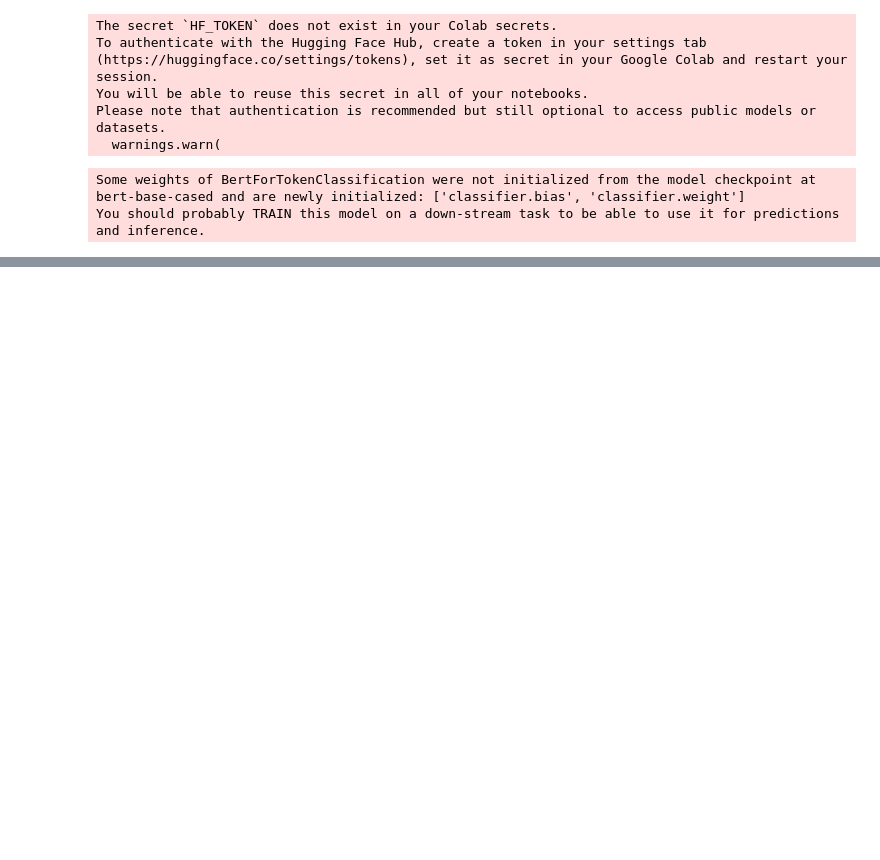
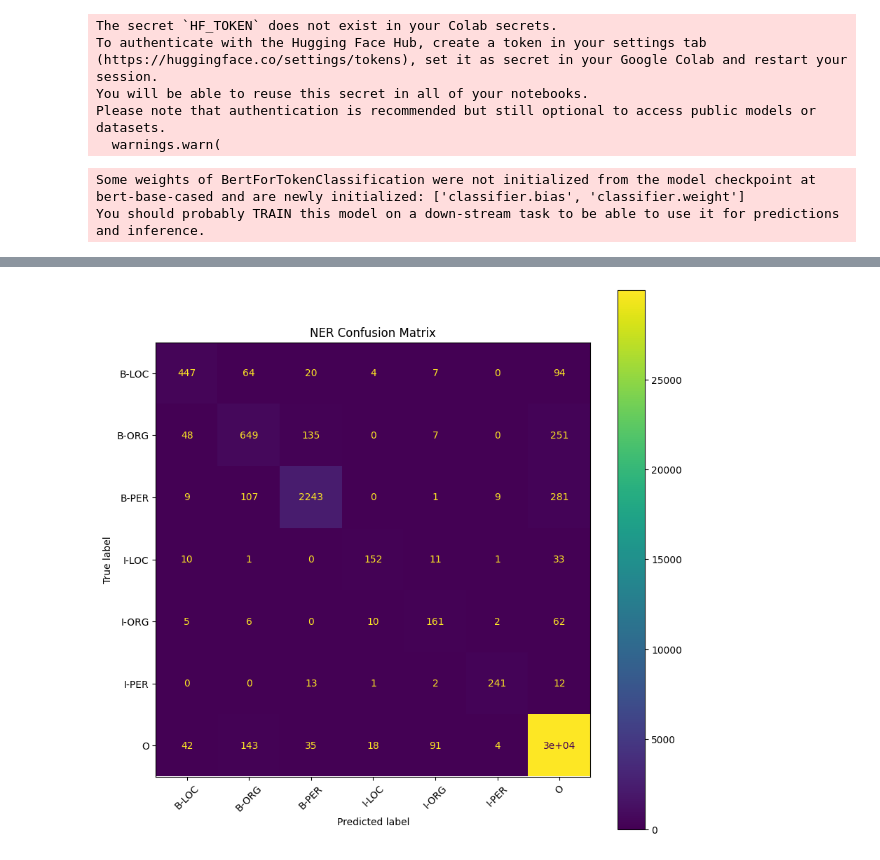
Before and after one commit to RamonSaturninoM/NLP-Transfer-Learning-and-Prompt-Engineering, a Jupyter notebook: Transfer_learning_&_PE.ipynb, the cells around one changed output, grey strips where cells are left out. Cells and saved outputs as stored; diff of their text form; code cells hidden in the pictures; blank space fills up the shorter version.

```diff
--- a/Transfer_learning_&_PE.ipynb
+++ b/Transfer_learning_&_PE.ipynb
@@ -155,0 +172,16 @@ trainer.train()
+# %%
+predictions_output = trainer.predict(test_dataset)
+logits = predictions_output.predictions
+labels = predictions_output.label_ids
+
+import numpy as np
+pred_tags = np.argmax(logits, axis=2)
+
+true_labels = []
+pred_labels = []
+
+for pred, label in zip(pred_tags, labels):
+    for p, l in zip(pred, label):
+        if l != -100:
+            true_labels.append(id2tag[l])
+            pred_labels.append(id2tag[p])
@@ -155,0 +190,15 @@ trainer.train()
+# %%
+from sklearn.metrics import confusion_matrix, ConfusionMatrixDisplay
+import matplotlib.pyplot as plt
+
+labels_list = list(tag2id.keys())
+
+cm = confusion_matrix(true_labels, pred_labels, labels=labels_list)
+
+disp = ConfusionMatrixDisplay(confusion_matrix=cm, display_labels=labels_list)
+fig, ax = plt.subplots(figsize=(10, 10))
+disp.plot(ax=ax, xticks_rotation=45)
+plt.title("NER Confusion Matrix")
+plt.show()
+# %% [output]
+[figure, added]
```
Also changed, not shown: parts of 3 cells of this notebook.
